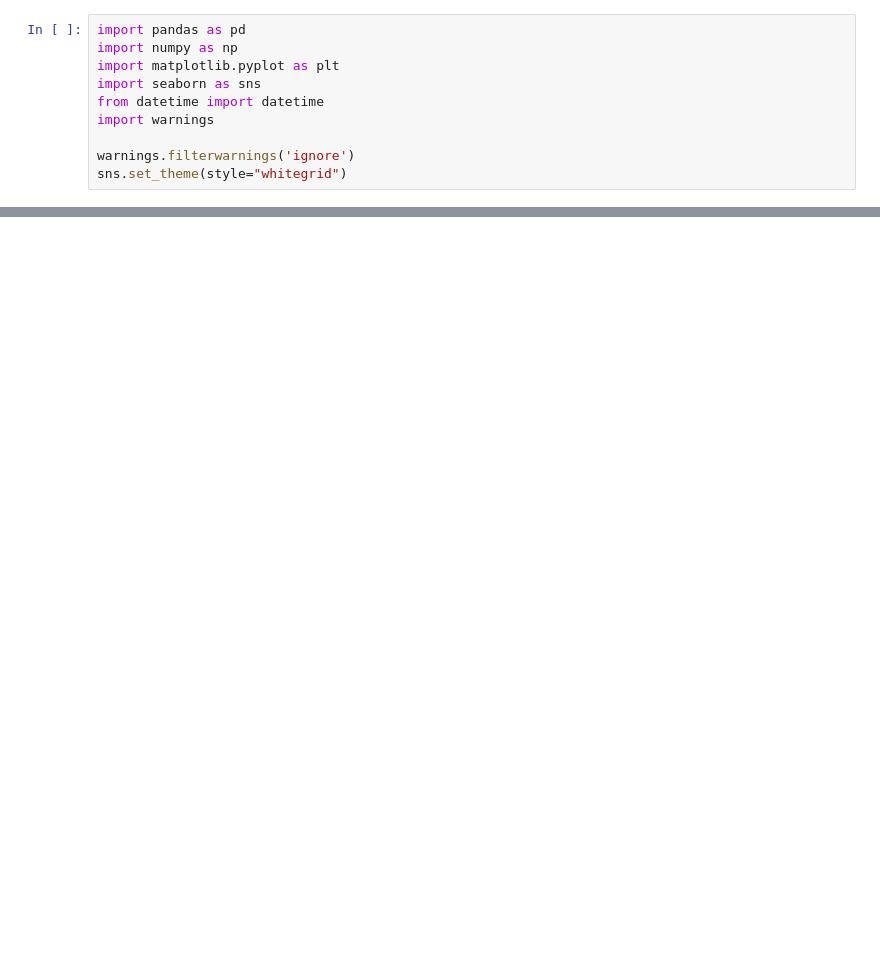
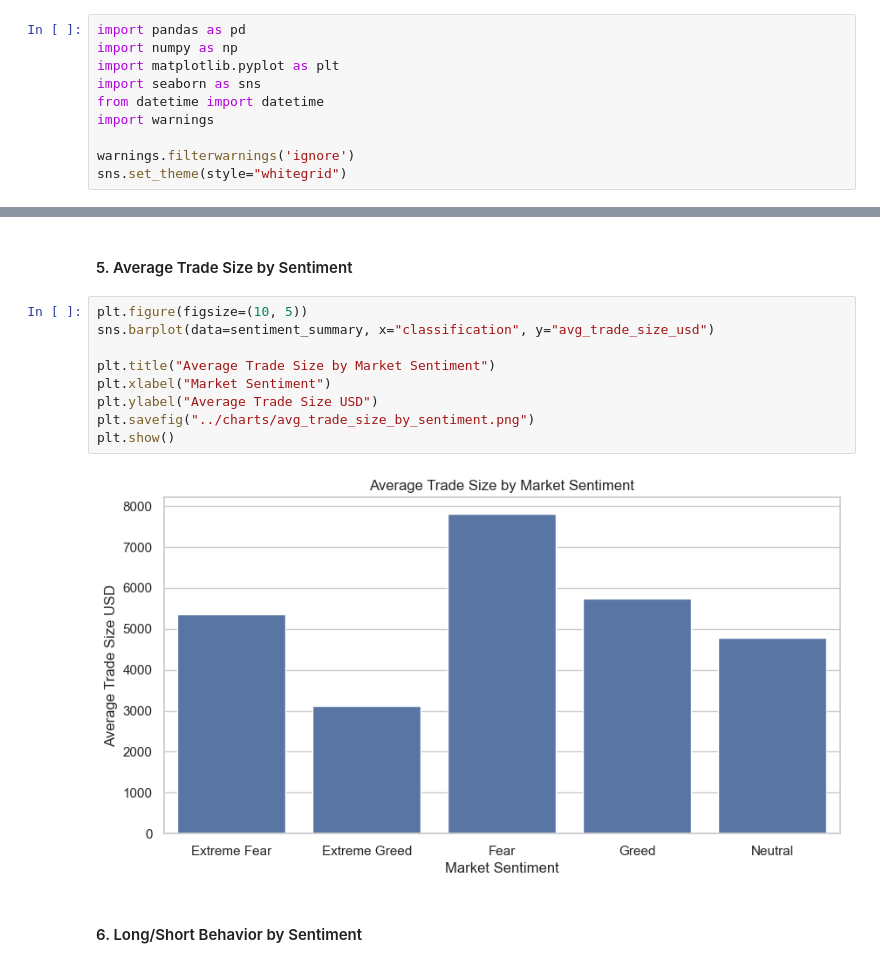
Before and after one commit to vaibhavmangla07/PrimeTrade.ai, a Jupyter notebook: notebook/main.ipynb, the cells around one changed output, grey strips where cells are left out. Saved outputs shown, nothing was run; the diff lists cells and outputs as text; blank space fills up the shorter version.

```diff
--- a/notebook/main.ipynb
+++ b/notebook/main.ipynb
@@ -264,0 +349,15 @@ Based on the analysis, here are 2 strategy recommendations / rules of thumb:
+# %% [markdown]
+#### 5. Average Trade Size by Sentiment
+# %%
+plt.figure(figsize=(10, 5))
+sns.barplot(data=sentiment_summary, x="classification", y="avg_trade_size_usd")
+
+plt.title("Average Trade Size by Market Sentiment")
+plt.xlabel("Market Sentiment")
+plt.ylabel("Average Trade Size USD")
+plt.savefig("../charts/avg_trade_size_by_sentiment.png")
+plt.show()
+# %% [output]
+[figure, added]
+# %% [markdown]
+#### 6. Long/Short Behavior by Sentiment
```
Also changed, not shown: parts of 80 cells of this notebook, 15 other files.
